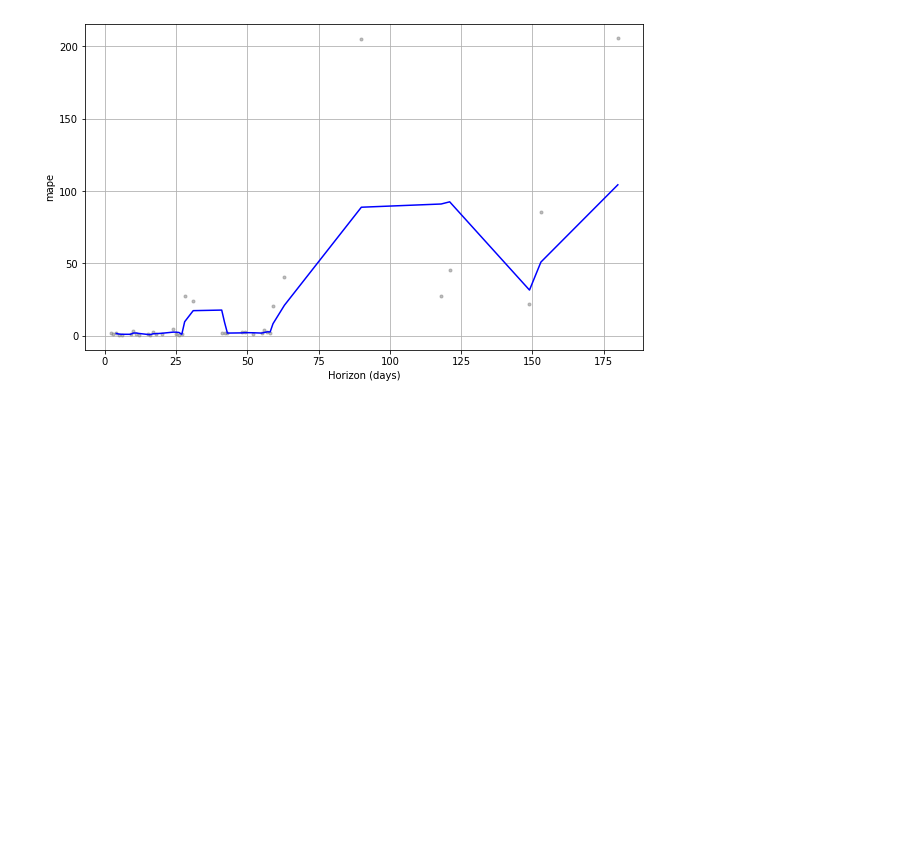
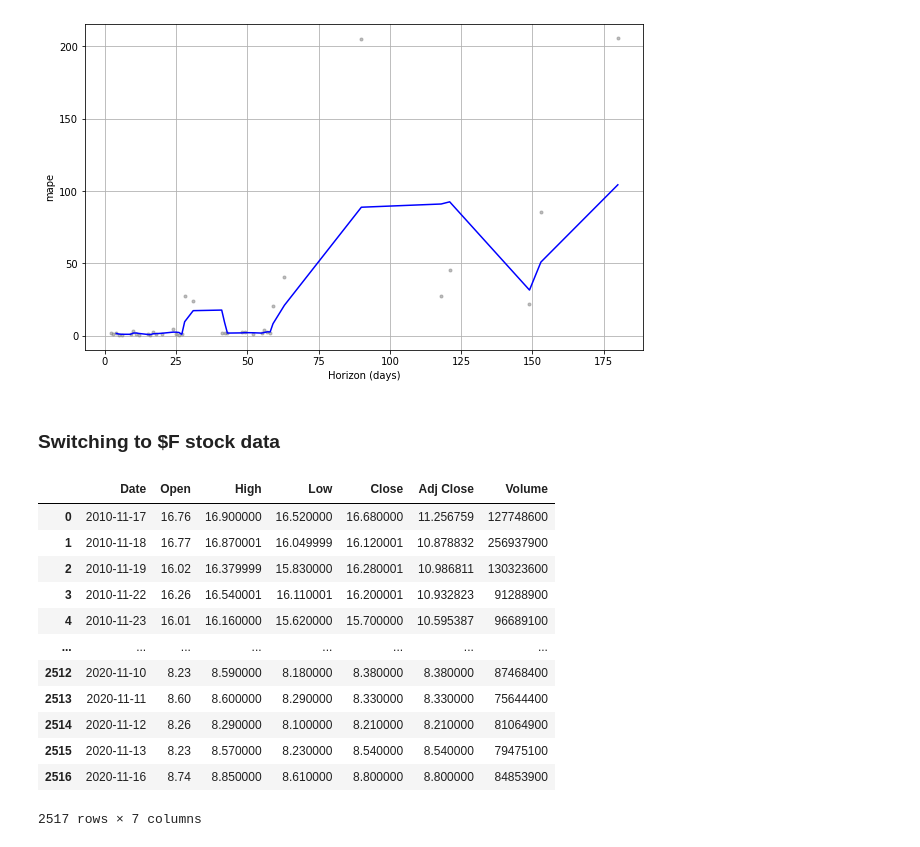
Before and after one commit to gumdropsteve/special_topics_week, a Jupyter notebook: day_03/01_intro_to_prophet.ipynb, the cells around one changed output. Drawn from its saved outputs; the diff is of its cells as text; code cells hidden in the pictures; blank space fills up the shorter version.

```diff
--- a/day_03/01_intro_to_prophet.ipynb
+++ b/day_03/01_intro_to_prophet.ipynb
@@ -219,3 +218,23 @@ fig = plot_cross_validation_metric(df_cv, metric='mape')
 plot_cross_validation_metric(df_cv.loc[df_cv['y']<50], metric='mape');
 # %% [output]
 [figure]
+# %% [markdown]
+### Switching to $F stock data
+# %%
+df = pd.read_csv('https://github.com/gumdropsteve/datasets/raw/master/stocks/F.csv')
+
+df
+# %% [output]
+|  | Date | Open | High | Low | Close | Adj Close | Volume |
+| 0 | 2010-11-17 | 16.76 | 16.900000 | 16.520000 | 16.680000 | 11.256759 | 127748600 |
+| 1 | 2010-11-18 | 16.77 | 16.870001 | 16.049999 | 16.120001 | 10.878832 | 256937900 |
+| 2 | 2010-11-19 | 16.02 | 16.379999 | 15.830000 | 16.280001 | 10.986811 | 130323600 |
+| 3 | 2010-11-22 | 16.26 | 16.540001 | 16.110001 | 16.200001 | 10.932823 | 91288900 |
+| 4 | 2010-11-23 | 16.01 | 16.160000 | 15.620000 | 15.700000 | 10.595387 | 96689100 |
+| ... | ... | ... | ... | ... | ... | ... | ... |
+| 2512 | 2020-11-10 | 8.23 | 8.590000 | 8.180000 | 8.380000 | 8.380000 | 87468400 |
+| 2513 | 2020-11-11 | 8.60 | 8.600000 | 8.290000 | 8.330000 | 8.330000 | 75644400 |
+| 2514 | 2020-11-12 | 8.26 | 8.290000 | 8.100000 | 8.210000 | 8.210000 | 81064900 |
+| 2515 | 2020-11-13 | 8.23 | 8.570000 | 8.230000 | 8.540000 | 8.540000 | 79475100 |
+| 2516 | 2020-11-16 | 8.74 | 8.850000 | 8.610000 | 8.800000 | 8.800000 | 84853900 |
+2517 rows × 7 columns
```
Also changed, not shown: parts of 17 cells of this notebook.
